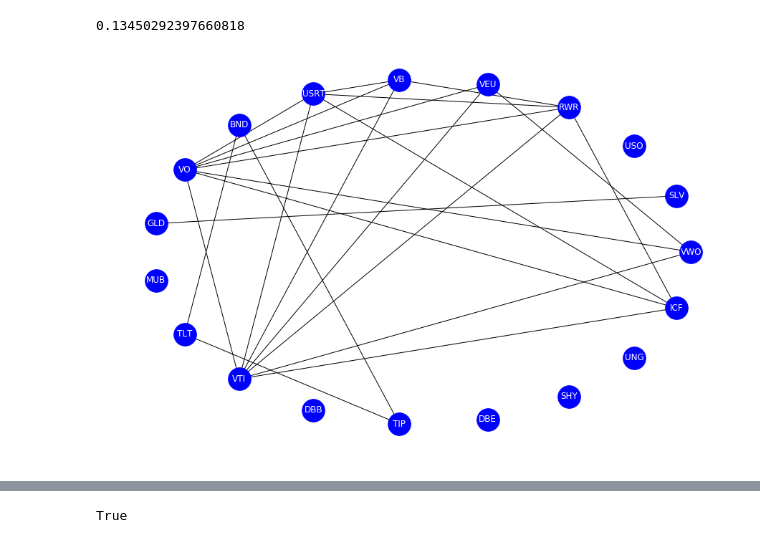
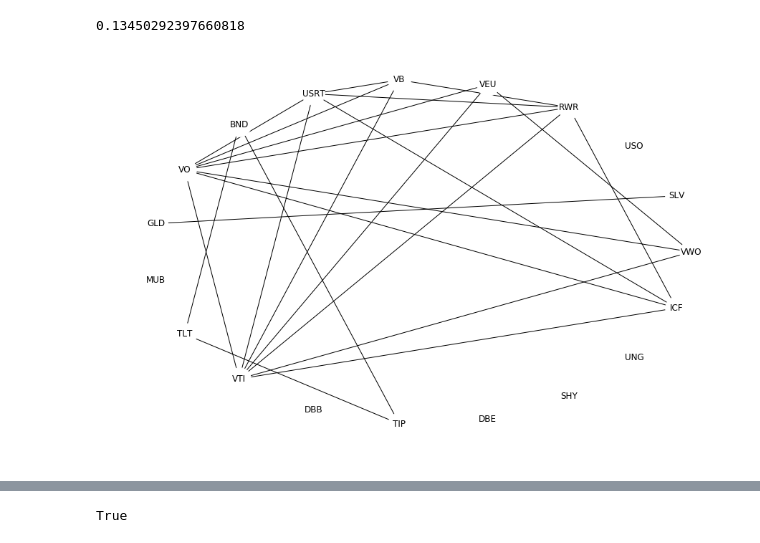
Before and after one commit to angadkalra/QuantumComputingProject, a Jupyter notebook: MaxClique&MaxIndSet/MCExperiments.ipynb, the cells around one changed output, grey strips where cells are left out. Drawn from its saved outputs; the diff is of its cells as text; code cells hidden in the pictures.

```diff
--- a/MaxClique&MaxIndSet/MCExperiments.ipynb
+++ b/MaxClique&MaxIndSet/MCExperiments.ipynb
@@ -113,7 +113,6 @@ density
 # %%
 # Draw graph
 fig,ax = plt.subplots(figsize=(15,10))
-nx.draw_shell(G, ax=ax, with_labels=True, node_size=1000, node_color="blue", font_color="white")
-fig.savefig('../ReportFiguresPlots/MaxClique/GraphVisual/%s_low_density.png'%(dataset))
+nx.draw_shell(G, ax=ax, with_labels=True, node_size=1000, node_color="white")
 # %% [output]
-[figure, old version]
+[figure, new version]
```
Also changed, not shown: parts of 4 cells of this notebook, 5 other files.
